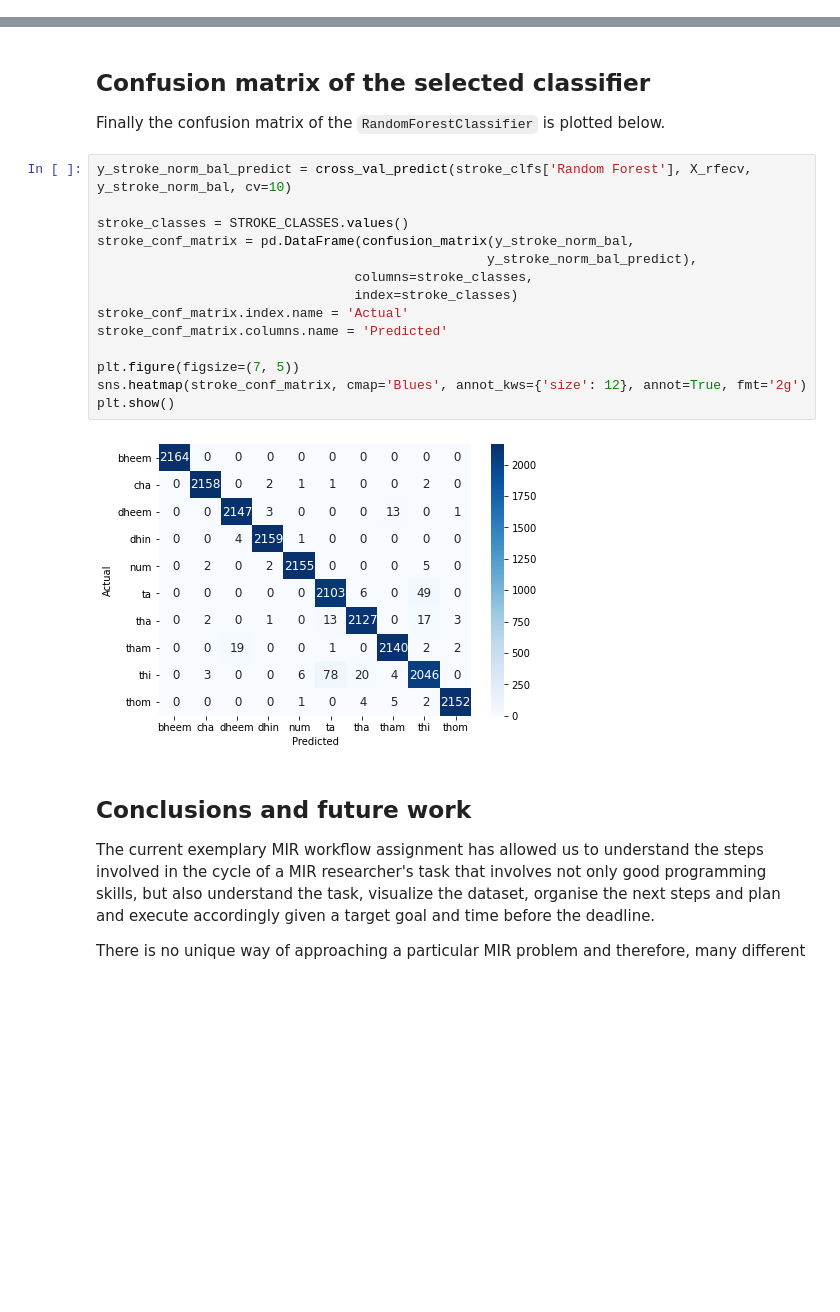
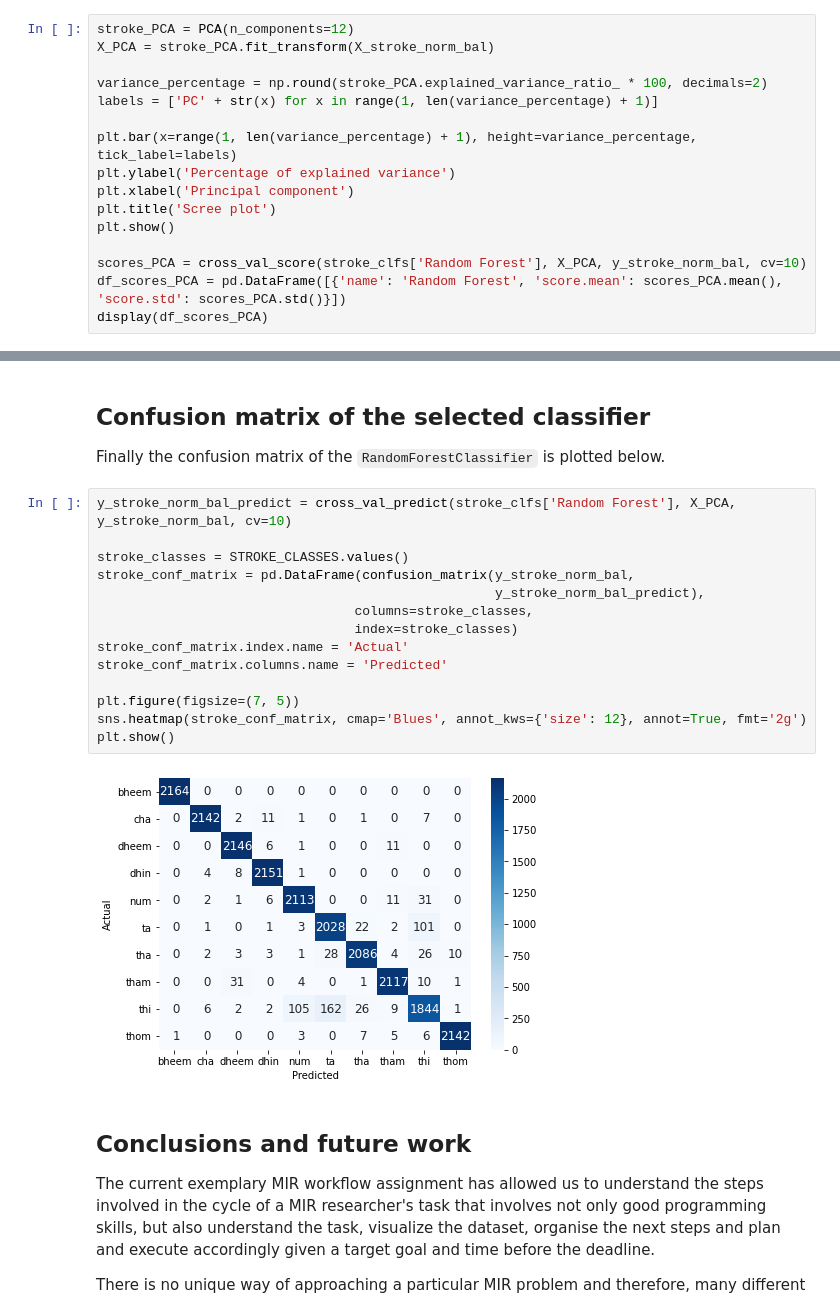
Before and after one commit to eagomez2/mir_basics, a Jupyter notebook: eagomez_assignment01_exemplary_mir_workflow.ipynb, the cells around one changed output, grey strips where cells are left out. Saved outputs shown, nothing was run; the diff lists cells and outputs as text; blank space fills up the shorter version.

```diff
--- a/eagomez_assignment01_exemplary_mir_workflow.ipynb
+++ b/eagomez_assignment01_exemplary_mir_workflow.ipynb
@@ -877,0 +858,16 @@ display(df_scores_rfecv)
+# %%
+stroke_PCA = PCA(n_components=12)
+X_PCA = stroke_PCA.fit_transform(X_stroke_norm_bal)
+
+variance_percentage = np.round(stroke_PCA.explained_variance_ratio_ * 100, decimals=2)
+labels = ['PC' + str(x) for x in range(1, len(variance_percentage) + 1)]
+
+plt.bar(x=range(1, len(variance_percentage) + 1), height=variance_percentage, tick_label=labels)
+plt.ylabel('Percentage of explained variance')
+plt.xlabel('Principal component')
+plt.title('Scree plot')
+plt.show()
+
+scores_PCA = cross_val_score(stroke_clfs['Random Forest'], X_PCA, y_stroke_norm_bal, cv=10)
+df_scores_PCA = pd.DataFrame([{'name': 'Random Forest', 'score.mean': scores_PCA.mean(), 'score.std': scores_PCA.std()}])
+display(df_scores_PCA)
@@ -879,21 +881,21 @@ display(df_scores_rfecv)
 ## Confusion matrix of the selected classifier
 Finally the confusion matrix of the `RandomForestClassifier` is plotted below.
 # %%
-y_stroke_norm_bal_predict = cross_val_predict(stroke_clfs['Random Forest'], X_rfecv, y_stroke_norm_bal, cv=10)
+y_stroke_norm_bal_predict = cross_val_predict(stroke_clfs['Random Forest'], X_PCA, y_stroke_norm_bal, cv=10)
 
 stroke_classes = STROKE_CLASSES.values()
 stroke_conf_matrix = pd.DataFrame(confusion_matrix(y_stroke_norm_bal,
-                                                  y_stroke_norm_bal_predict),
+                                                   y_stroke_norm_bal_predict),
                                  columns=stroke_classes,
                                  index=stroke_classes)
 stroke_conf_matrix.index.name = 'Actual'
 stroke_conf_matrix.columns.name = 'Predicted'
 
 plt.figure(figsize=(7, 5))
 sns.heatmap(stroke_conf_matrix, cmap='Blues', annot_kws={'size': 12}, annot=True, fmt='2g')
 plt.show()
 # %% [output]
-[figure, old version]
+[figure, new version]
 # %% [markdown]
 ## Conclusions and future work
 The current exemplary MIR workflow assignment has allowed us to understand the steps involved in the cycle of a MIR researcher's task that involves not only good programming skills, but also understand the task, visualize the dataset, organise the next steps and plan and execute accordingly given a target goal and time before the deadline.
```
Also changed, not shown: parts of 9 cells of this notebook.
